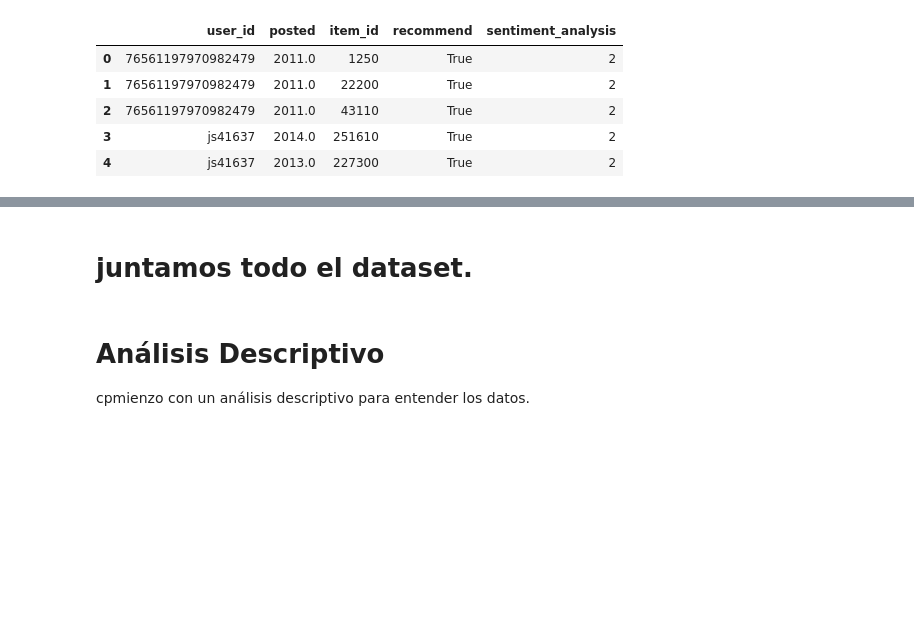
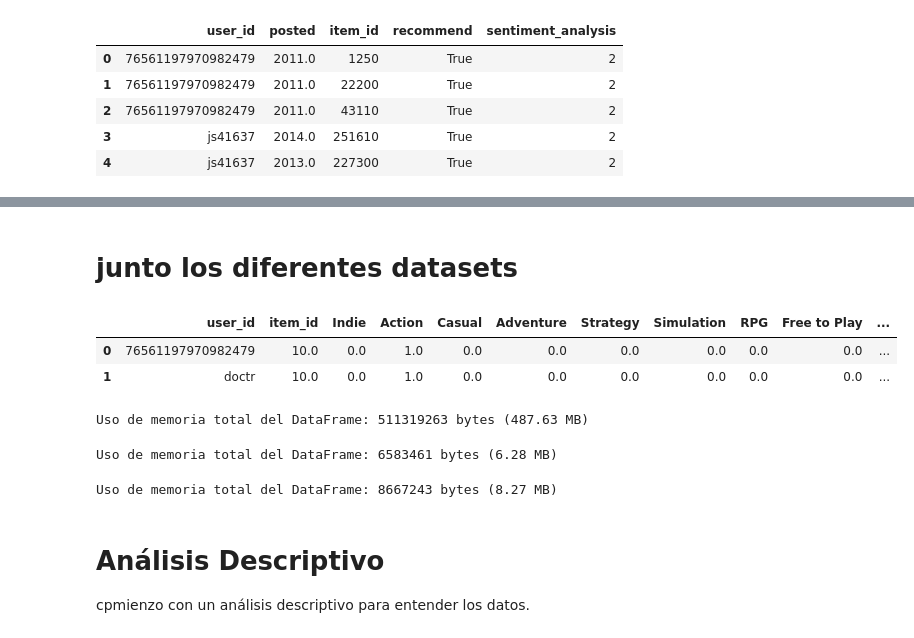
Before and after one commit to CarlosHadla/PI1ML, a Jupyter notebook: EDA.ipynb, the cells around one changed output, grey strips where cells are left out. Drawn from its saved outputs; the diff is of its cells as text; code cells hidden in the pictures; blank space fills up the shorter version.

```diff
--- a/EDA.ipynb
+++ b/EDA.ipynb
@@ -59,5 +63,3 @@ df_genres.head(11)
 | 8 | 768800 | 1.0 | 0.0 | 1.0 | 0.0 | 0.0 | 1.0 | 0.0 | 0.0 | ... |
 | 9 | 768570 | 1.0 | 1.0 | 0.0 | 0.0 | 0.0 | 1.0 | 0.0 | 0.0 | ... |
 | 10 | 770380 | 1.0 | 1.0 | 1.0 | 1.0 | 0.0 | 0.0 | 1.0 | 0.0 | ... |
-# %% [markdown]
-# juntamos todo el dataset.
@@ -68,0 +66,7 @@ df_merged_gen_specs=df_genres.merge(df_specs, on='id', how='inner')
+# %% [markdown]
+# junto los diferentes datasets
+# %%
+Items_genre=df_items.drop(['playtime_forever'],axis=1)
+Items_genre = Items_genre.merge(df_genres, on='item_id', how='inner')
+games_genre = df_games.merge(df_genres, on='item_id', how='inner')
+reviews_genre = df_reviews.merge(df_genres, on='item_id', how='inner')
@@ -69,3 +80,21 @@ df_merged_gen_specs=df_genres.merge(df_specs, on='id', how='inner')
+# %%
+Items_genre.head(2)
+# %% [output]
+|  | user_id | item_id | Indie | Action | Casual | Adventure | Strategy | Simulation | RPG | Free to Play | ... |
+| 0 | 76561197970982479 | 10.0 | 0.0 | 1.0 | 0.0 | 0.0 | 0.0 | 0.0 | 0.0 | 0.0 | ... |
+| 1 | doctr | 10.0 | 0.0 | 1.0 | 0.0 | 0.0 | 0.0 | 0.0 | 0.0 | 0.0 | ... |
+# %%
+uso_memoria(Items_genre)
+# %% [output]
+Uso de memoria total del DataFrame: 511319263 bytes (487.63 MB)
+# %%
+uso_memoria(games_genre)
+# %% [output]
+Uso de memoria total del DataFrame: 6583461 bytes (6.28 MB)
+# %%
+uso_memoria(reviews_genre)
+# %% [output]
+Uso de memoria total del DataFrame: 8667243 bytes (8.27 MB)
 # %% [markdown]
 # Análisis Descriptivo
 cpmienzo con un análisis descriptivo para entender los datos.
```
Also changed, not shown: parts of 13 cells of this notebook, 6 other files.
